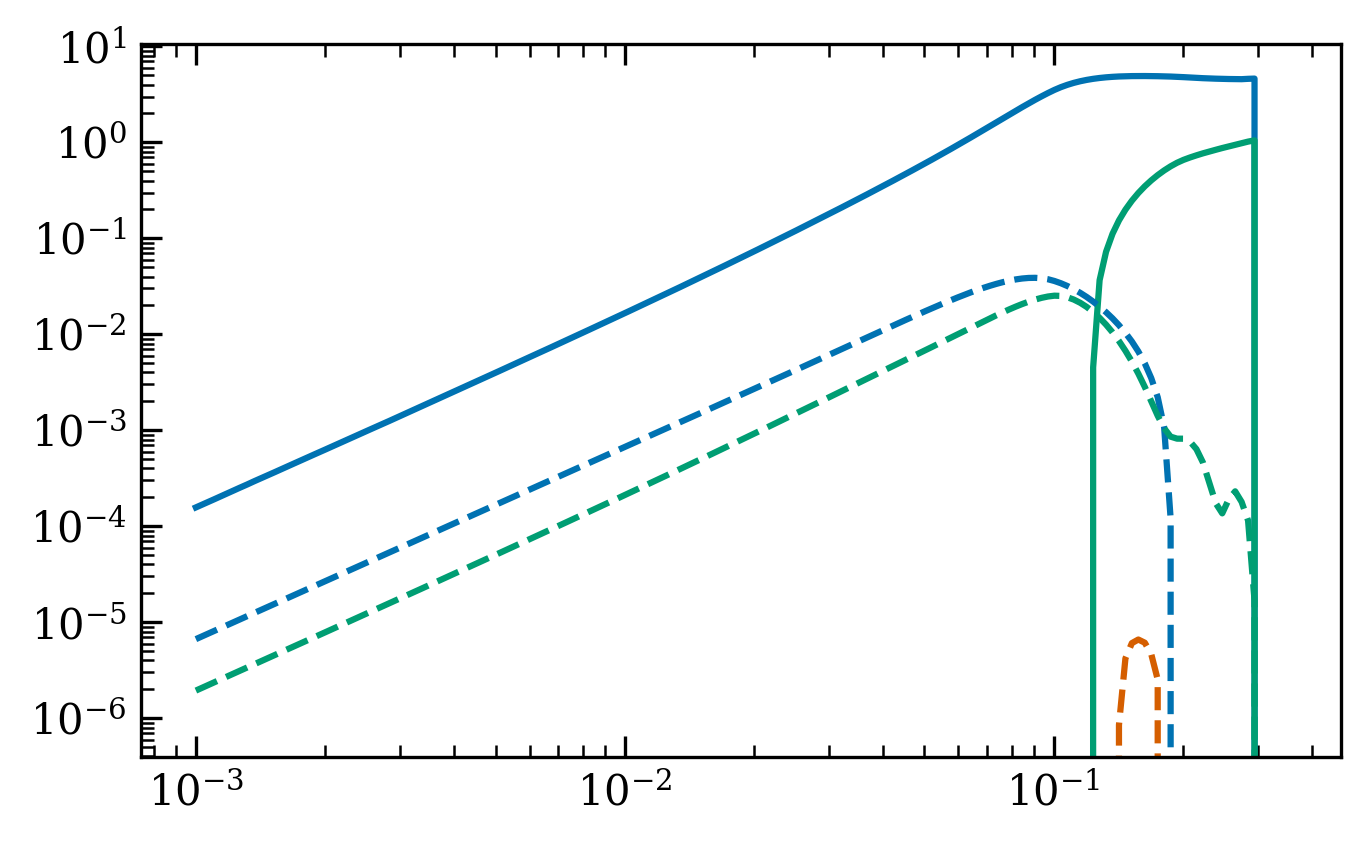
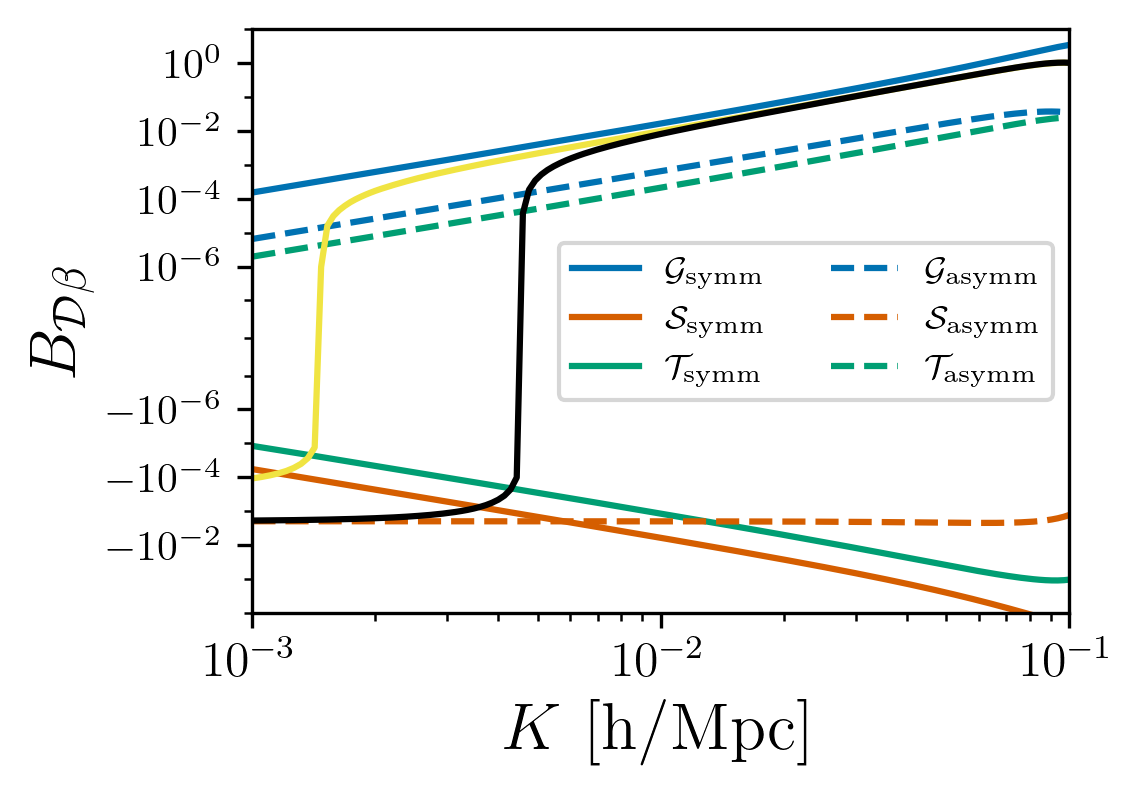
The notebook cell's code change between the first figure and the second:
--- before
+++ after
@@ -1,14 +1,8 @@
 # ---- FIGURE CREATION ----
 # Create figure with golden ratio and higher dpi
-fig = plt.figure(figsize=(plot.FIG_WIDTH, plot.FIG_HEIGHT), dpi=plot.DPI, facecolor='white')
+fig = plt.figure(figsize=(plot.size[0], plot.size[1]*1.2), dpi=plot.DPI, facecolor='white')
 # Use GridSpec for more control over plot layout
 gs = plot.GridSpec(1, 1, figure=fig, left=0.15, right=0.95, bottom=0.15, top=0.92)
 ax = fig.add_subplot(gs[0, 0])
-
-# Professional tick parameters
-ax.tick_params(axis='both', which='major', direction='in', length=5, width=0.8, 
-               top=True, right=False, labelsize=10)
-ax.tick_params(axis='both', which='minor', direction='in', length=3, width=0.6, 
-               top=True, right=False)
 
 i = 0
@@ -26,10 +20,11 @@
 for i, k in enumerate(keys):
     color_ = plot.COLORBLIND_PALETTE[i%3]
-    ax.loglog(Ks, estimator_biases[i], label = plot.names[k], color = color_, ls = "-" if i < 3 else "--")
+    ax.loglog(Ks, estimator_biases[i], label = plot.names[k], color = color_, ls = "-" if i < 3 else "--", lw = 1.5)
 
 
-ax.loglog(Ks, estimator_biases_10[keys.index(kother)], label = plot.names[kother]+" ($\\epsilon \\times 10$)", color = plot.COLORBLIND_PALETTE[7], ls = "--")
+#ax.loglog(Ks, estimator_biases_10[keys.index(kother)], label = plot.names[kother]+" ($\\epsilon \\times 0.1$)", color = plot.COLORBLIND_PALETTE[6], ls = "--")
+ax.loglog(Ks, estimator_biases_10.sum(axis = 0), color = plot.COLORBLIND_PALETTE[6], ls = "-", lw = 1.5)
 
-ax.loglog(Ks, estimator_biases.sum(axis = 0), label = "Sum", color = "black")
+ax.loglog(Ks, estimator_biases.sum(axis = 0), color = "black", lw = 1.5)
     
 ax.set_xlabel(r'$K \ \mathrm{[h/Mpc]}$', fontsize=16)
@@ -37,8 +32,19 @@
 ax.set_ylabel(r'$B_{{\mathcal{D}\beta}}$', fontsize=16)
 
-ax.legend(ncol = 2, loc = "upper right")
+ax.legend(ncol = 2, loc = "best", fontsize = 8)
 ax.set_xlim(1e-3, 1e-1)
 
+from matplotlib.ticker import SymmetricalLogLocator
+#ax.yaxis.set_major_locator(SymmetricalLogLocator(linthresh=1e-7, base=10))
+
 ax.set_yscale('symlog', linthresh = 1e-7)  # Adjust threshold based on your data
+
+ax.set_ylim(-1, 1e1)
+
+
+yticks = [-1e-2, -1e-4, -1e-6, 1e-6, 1e-4, 1e-2, 1e0]
+ax.set_yticks(yticks)
+
+
 fig.savefig(f"/users/odarwish/long-modes/figures/bias.pdf", dpi = 300, bbox_inches='tight')
 plt.show()

Commit: updating